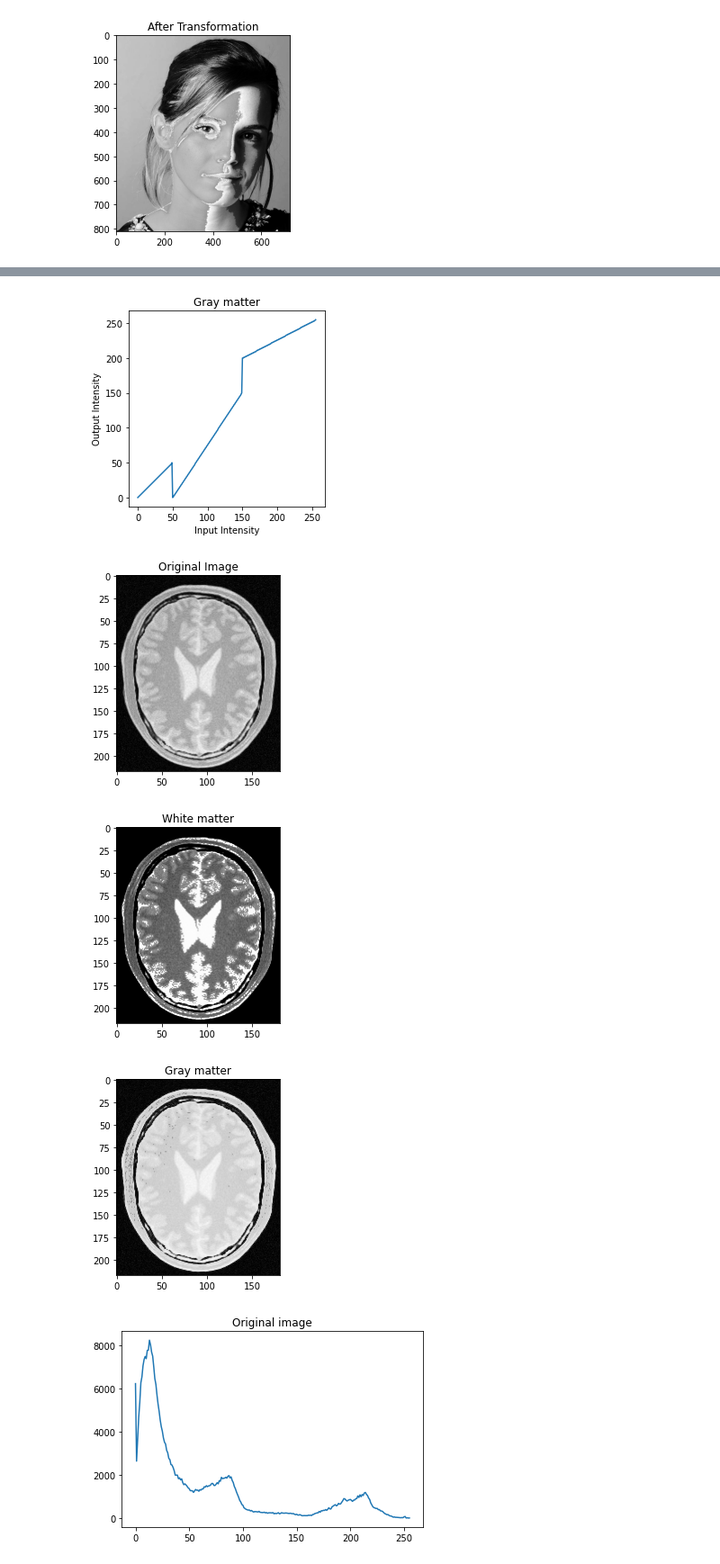
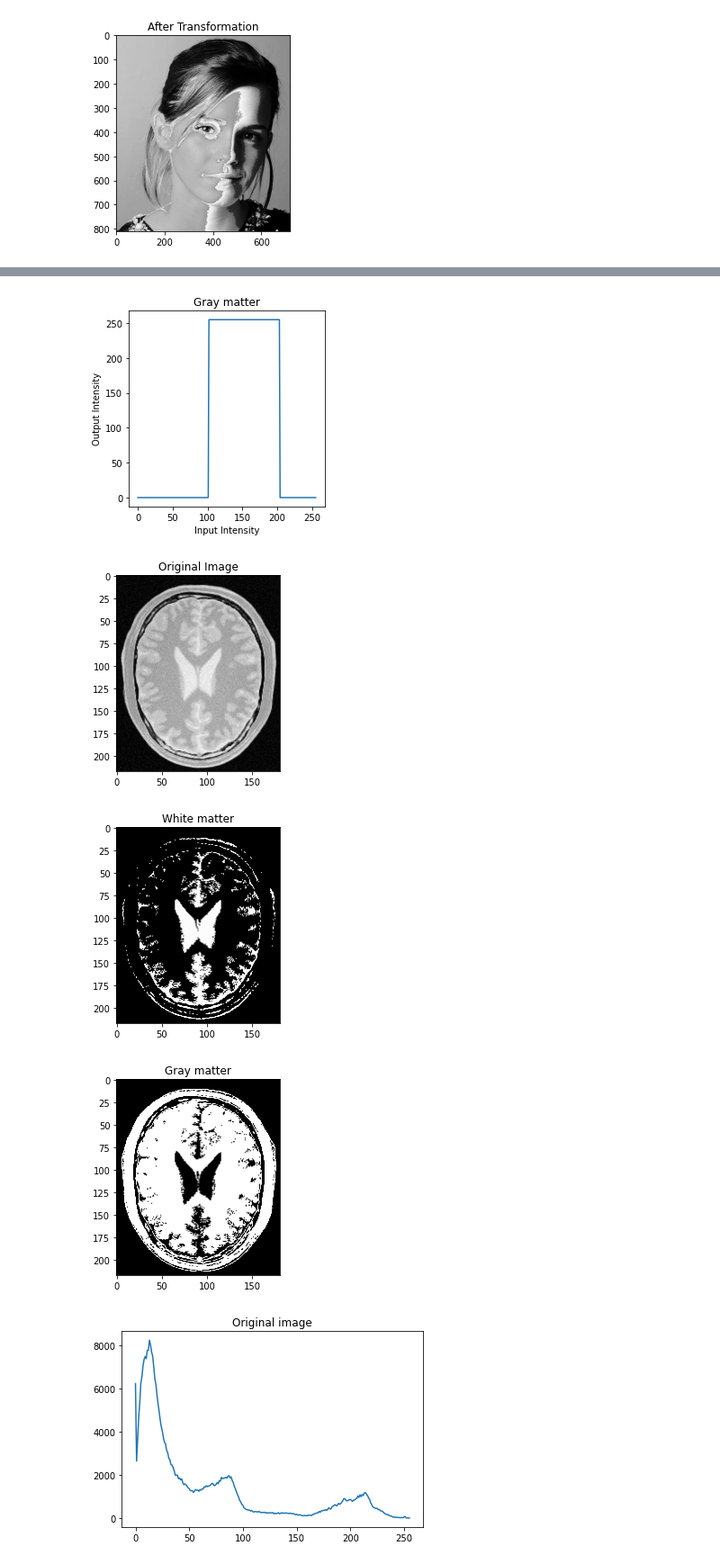
Before and after one commit to Lahiru-Sanjaya-Lankagama/Image-Processing, a Jupyter notebook: Assignment-1.ipynb, the cells around one changed output, grey strips where cells are left out. Shown at 90% size. Drawn from its saved outputs; the diff is of its cells as text; code cells hidden in the pictures.

```diff
--- a/Assignment-1.ipynb
+++ b/Assignment-1.ipynb
@@ -58,15 +62,14 @@ assert f is not None
 
 t1 = np.linspace(0, 0, 100)
 t2 = np.linspace(100, 0, 0)
-t3 = np.linspace(0, 150, 100)
+t3 = np.linspace(0, 0, 100)
 t4 = np.linspace(150, 200, 0)
 t5 = np.linspace(250, 255, 56)
 
-t6 = np.linspace(0, 50, 50)
-t7 = np.linspace(100, 0, 0)
-t8 = np.linspace(0, 150, 100)
-t9 = np.linspace(150, 200, 0)
-t10 = np.linspace(200, 255, 106)
+t6 = np.linspace(0, 0, 102)
+t7 = np.linspace(255,255, 102)
+t8 = np.linspace(0, 0, 52)
+
 
 t_w = np.concatenate((t1, t2, t3, t4, t5), axis = 0).astype(np.uint8)
 fig, ax = plt.subplots()
@@ -78,7 +81,7 @@ ax.set_aspect("equal")
 assert len(t_w) == 256
 g_w = cv.LUT(f, t_w)
 
-t_g = np.concatenate((t6, t7, t8, t9, t10), axis = 0).astype(np.uint8)
+t_g = np.concatenate((t6, t7, t8), axis = 0).astype(np.uint8)
 fig, ax = plt.subplots()
 plt.title("Gray matter")
 plt.xlabel("Input Intensity")
@@ -119,7 +122,7 @@ plt.show()
-[figure, old version]
+[figure, new version]
 [figure]
-[figure, old version]
+[figure, new version]
-[figure, old version]
+[figure, new version]
 # %%
 #Quetion 3
 import numpy as np
```
Also changed, not shown: parts of 5 cells of this notebook.
